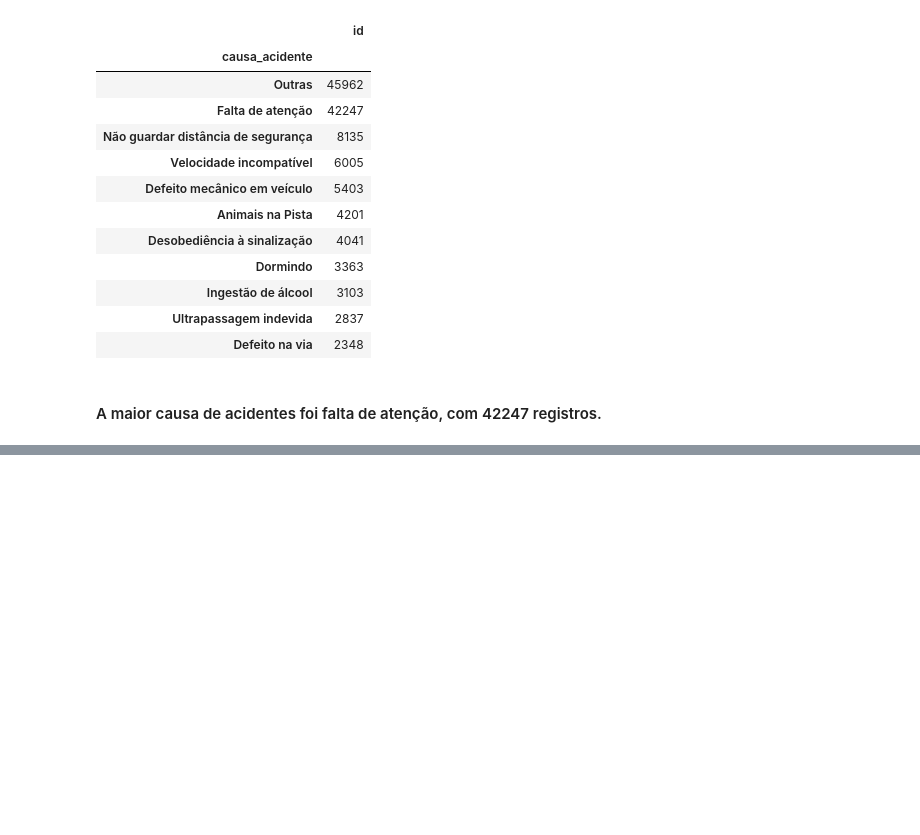
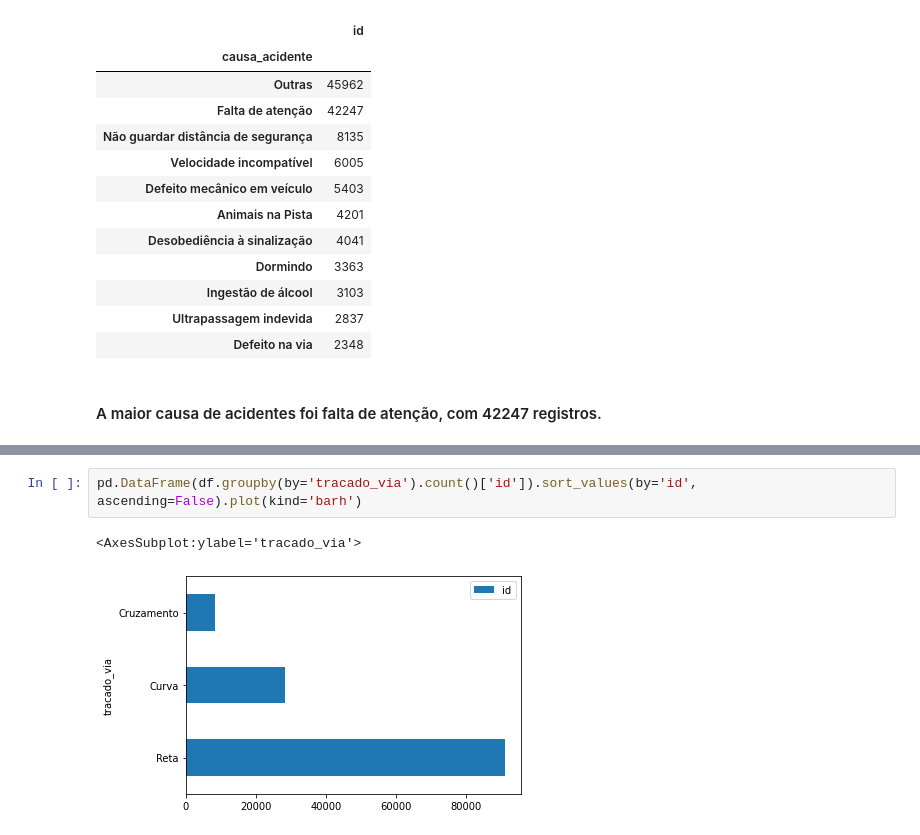
Before and after one commit to ITALOZDKJ/Me-tornando-um-analista-de-dados, a Jupyter notebook: acidentes_brasil.ipynb, the cells around one changed output, grey strips where cells are left out. Cells and saved outputs as stored; diff of their text form; blank space fills up the shorter version.

```diff
--- a/acidentes_brasil.ipynb
+++ b/acidentes_brasil.ipynb
@@ -286,0 +321,5 @@ dtype: object
+# %%
+pd.DataFrame(df.groupby(by='tracado_via').count()['id']).sort_values(by='id', ascending=False).plot(kind='barh')
+# %% [output]
+<AxesSubplot:ylabel='tracado_via'>
+[figure, added]
```
Also changed, not shown: parts of 25 cells of this notebook.
